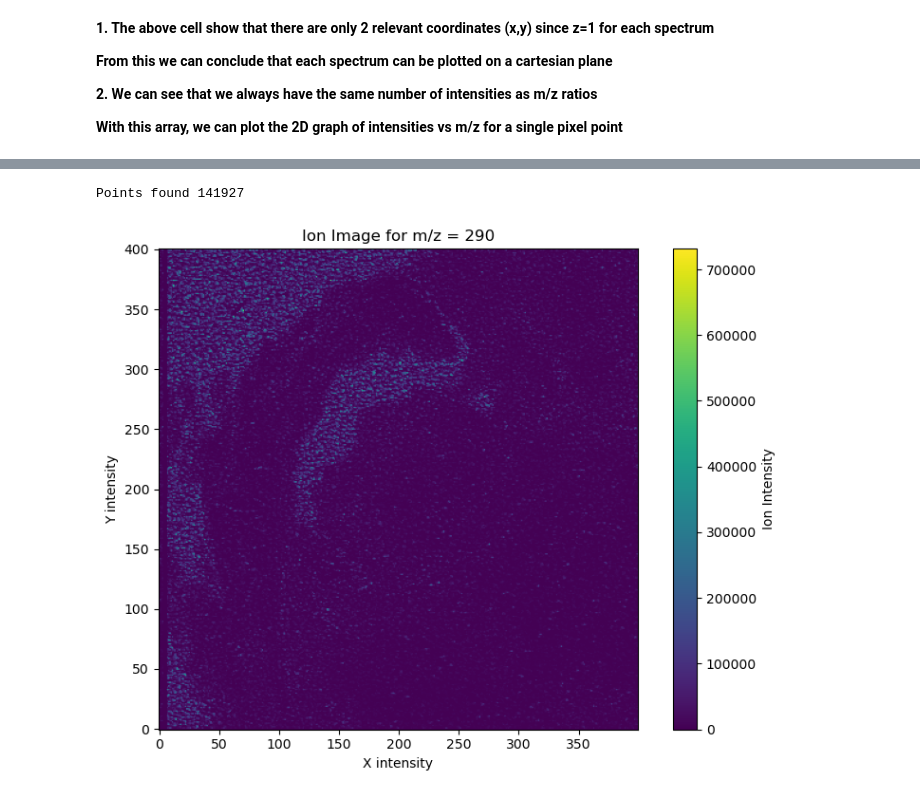
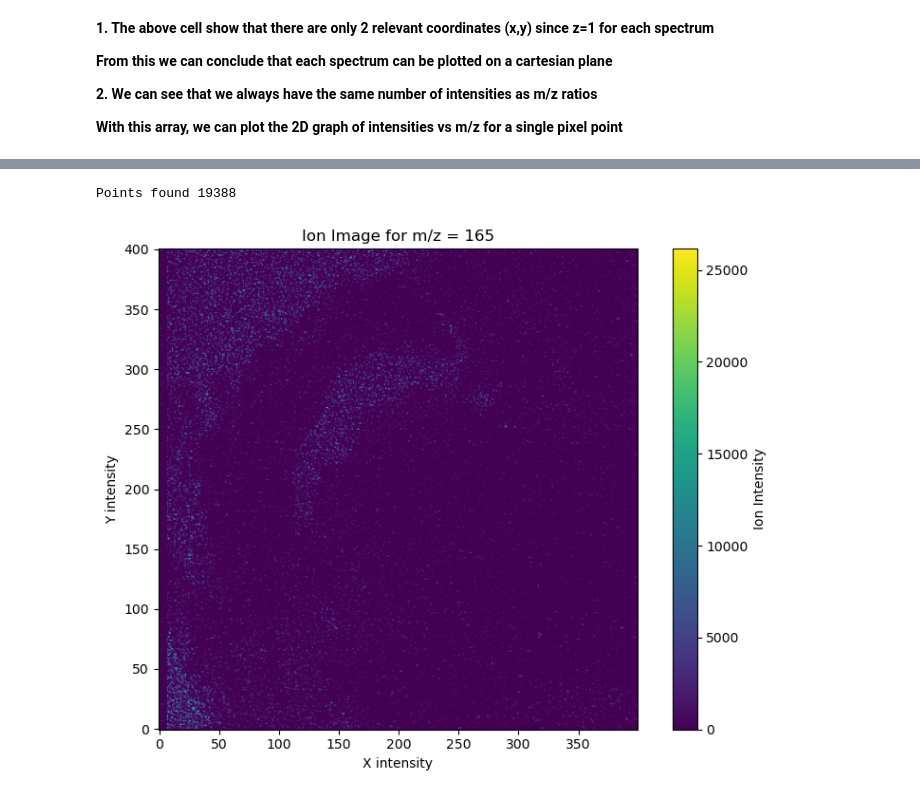
Before and after one commit to Tapiwamaz/HonoursResearch, a Jupyter notebook: Test.ipynb, the cells around one changed output, grey strips where cells are left out. Drawn from its saved outputs; the diff is of its cells as text; code cells hidden in the pictures.

Commit message:
Tolerance adjust

```diff
--- a/Test.ipynb
+++ b/Test.ipynb
@@ -23,7 +23,7 @@ Each element in the array follows this format:
 # %%
 from pyimzml.ImzMLParser import ImzMLParser
 
-p = ImzMLParser('Cancer.imzML')
+p = ImzMLParser('Cancer.imzml')
 my_spectra = []
 for idx, (x,y,z) in enumerate(p.coordinates):
     mzs, intensities = p.getspectrum(idx)
@@ -86,40 +85,40 @@ print(spectrumx[1][:5])
 # %%
 
 # Choose the m/z you want to plot  and tolerance
-target_mz = 290
-tolerance = 0.1
+target_mz = 165
+tolerance = 0.02
 
 # Get image dimensions
 all_coords = [coord for _, _, coord in my_spectra]
 xs, ys, _ = zip(*all_coords)
 width = max(xs) + 1
 height = max(ys) + 1
 
 
 
 # Create empty image
 ion_image = np.zeros((height, width))
 
 # Fill in the ion image with intensities for target m/z
 times = 0
 for mzs, intensities, (x, y, _) in my_spectra:
     # Get mask of indices where mz is within target window
     mz_mask = (mzs >= target_mz - tolerance) & (mzs <= target_mz + tolerance)
     if np.any(mz_mask):
         times+=1
         ion_intensity = np.mean(intensities[mz_mask])
         ion_image[y, x] = ion_intensity
 print(f"Points found", times)
 
 # Plot the ion image
 plt.figure(figsize=(8, 6))
 plt.imshow(ion_image, cmap='viridis', origin='lower')
 plt.colorbar(label='Ion Intensity')
 plt.title(f"Ion Image for m/z = {target_mz}")
 plt.xlabel("X intensity")
 plt.ylabel("Y intensity")
 plt.tight_layout()
 plt.show()
 # %% [output]
-Points found 141927
+Points found 19388
-[figure, old version]
+[figure, new version]
```
Also changed, not shown: parts of 2 cells of this notebook, 1 other file.
